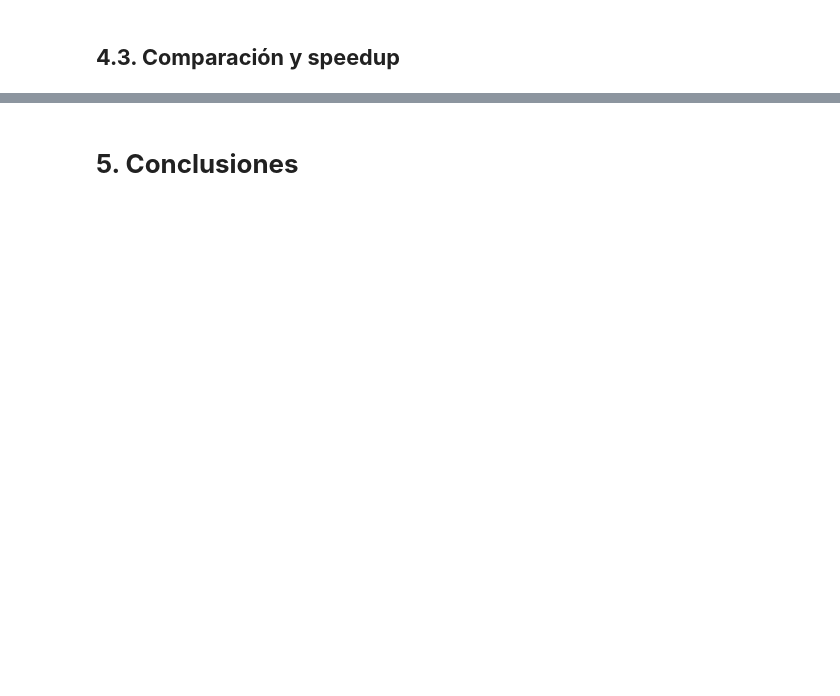
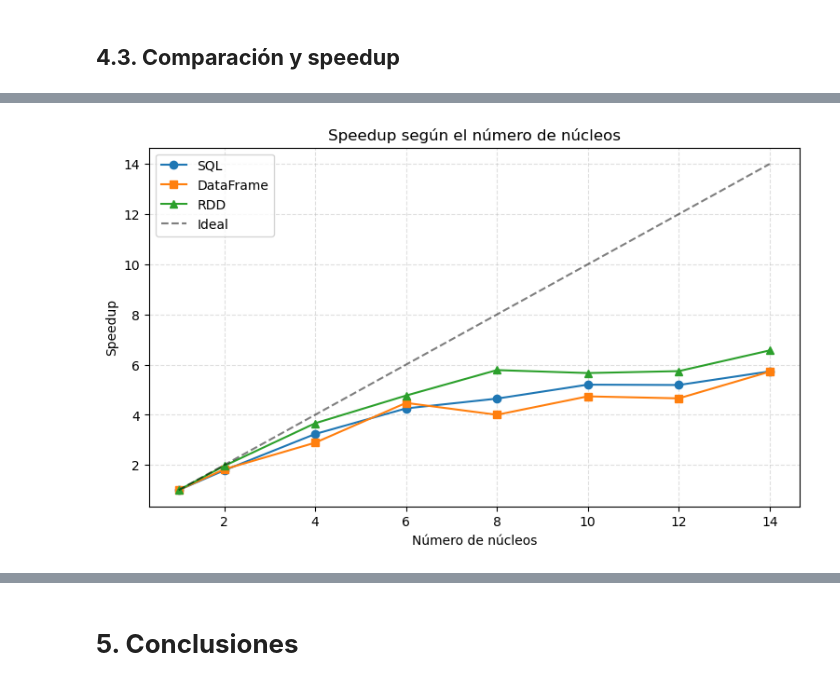
Before and after one commit to Astrak00/HPC-Lab01, a Jupyter notebook: main.ipynb, the cells around one changed output, grey strips where cells are left out. Drawn from its saved outputs; the diff is of its cells as text; code cells hidden in the pictures; blank space fills up the shorter version.

```diff
--- a/main.ipynb
+++ b/main.ipynb
@@ -1139,0 +887,35 @@ plt.show()
+# %%
+def _load_results(path):
+    with open(path) as fh:
+        return {int(k): [float(v[0]), float(v[1])] for k, v in json.load(fh).items()}
+
+sql_times = _load_results('results/sql_result.json')
+df_times = _load_results('results/dataframe_result.json')
+rdd_times = _load_results('results/rdd_result.json')
+
+def _compute_speedup(times):
+    ordered = dict(sorted(times.items()))
+    baseline = ordered.get(1)[1]
+    return list(ordered.keys()), [baseline / ordered[c][1] for c in ordered]
+
+cores_sql, speedup_sql = _compute_speedup(sql_times)
+cores_df, speedup_df = _compute_speedup(df_times)
+cores_rdd, speedup_rdd = _compute_speedup(rdd_times)
+
+fig, ax = plt.subplots(figsize=(9, 5))
+ax.plot(cores_sql, speedup_sql, marker='o', label='SQL')
+ax.plot(cores_df, speedup_df, marker='s', label='DataFrame')
+ax.plot(cores_rdd, speedup_rdd, marker='^', label='RDD')
+
+ax.plot([1,14], [1,14], 'k--', alpha=0.5, label='Ideal')
+
+
+ax.set_xlabel('Número de núcleos')
+ax.set_ylabel('Speedup')
+ax.set_title('Speedup según el número de núcleos')
+ax.grid(True, linestyle='--', alpha=0.4)
+ax.legend()
+
+plt.savefig('speedup_plot.png', dpi=300, bbox_inches='tight')
+# %% [output]
+[figure, added]
```
Also changed, not shown: parts of 25 cells of this notebook, 3 other files.
